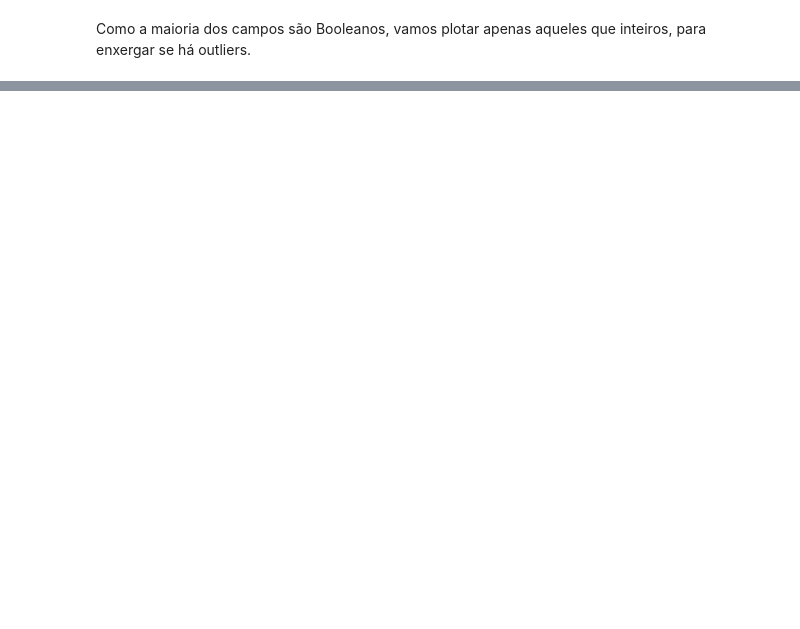
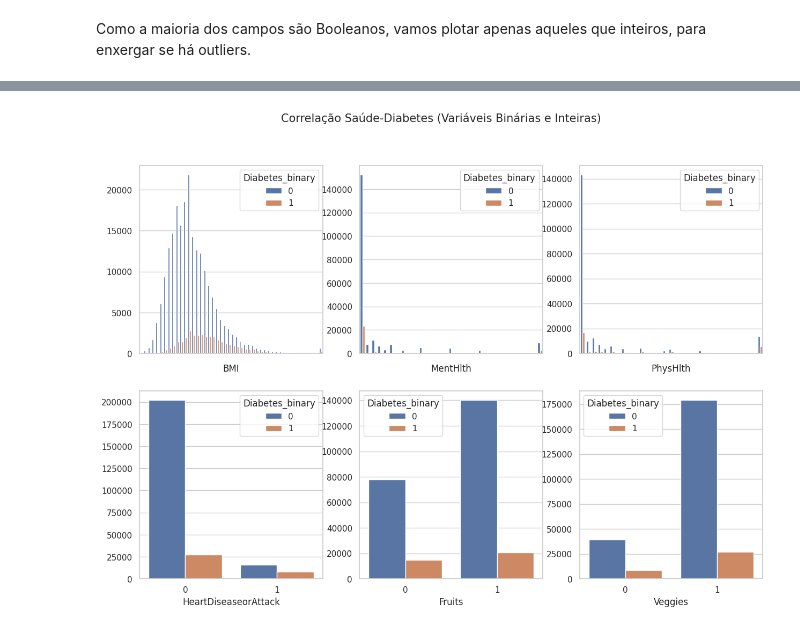
Before and after one commit to RexynyN/current-semester, a Jupyter notebook: ICD/final_analysis.ipynb, the cells around one changed output, grey strips where cells are left out. Saved outputs shown, nothing was run; the diff lists cells and outputs as text; code cells hidden in the pictures; blank space fills up the shorter version.

```diff
--- a/ICD/final_analysis.ipynb
+++ b/ICD/final_analysis.ipynb
@@ -105,0 +159,14 @@ sns.histplot(df["BMI"])
+# %%
+fig, axs = plt.subplots(ncols=3, nrows=2)
+fig.set_size_inches(15, 10)
+
+sns.countplot(df.loc[df["BMI"] >= 15], x="BMI", hue="Diabetes_binary", ax=axs[0,0]).set(ylabel=None, xticklabels=[])
+sns.countplot(data=df, x="MentHlth", hue="Diabetes_binary", ax=axs[0,1]).set(ylabel=None, xticklabels=[])
+sns.countplot(data=df, x="PhysHlth", hue="Diabetes_binary", ax=axs[0,2]).set(ylabel=None, xticklabels=[])
+sns.countplot(data=df, x="HeartDiseaseorAttack", hue="Diabetes_binary", ax=axs[1,0]).set(ylabel=None)
+sns.countplot(data=df, x="Fruits", hue="Diabetes_binary", ax=axs[1,1]).set(ylabel=None)
+sns.countplot(data=df, x="Veggies", hue="Diabetes_binary", ax=axs[1,2]).set(ylabel=None);
+
+fig.suptitle("Correlação Saúde-Diabetes (Variáveis Binárias e Inteiras)", fontsize=15);
+# %% [output]
+[figure, added]
```
Also changed, not shown: parts of 19 cells of this notebook, 6 other files.
